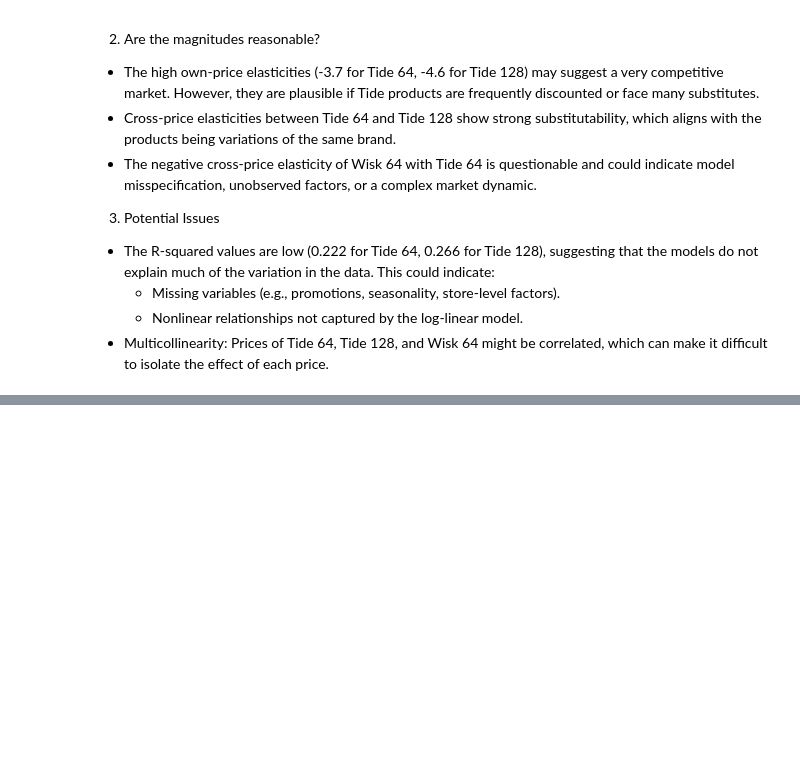
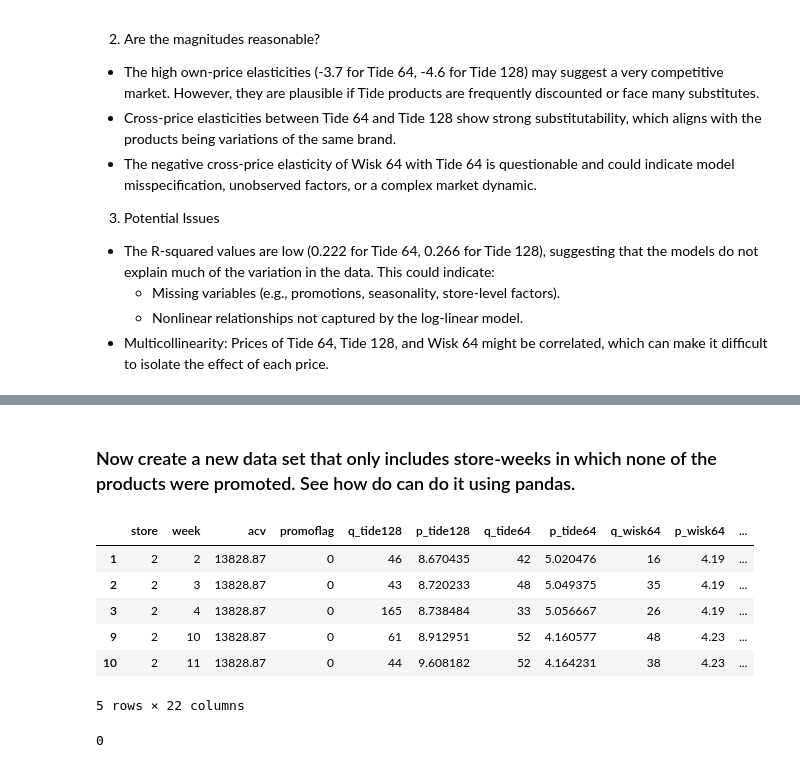
Before and after one commit to Ulyssem23/Marketing_HW_3, a Jupyter notebook: Marketing Analytics Assignment 3 - Ulysse Macé.ipynb, the cells around one changed output, grey strips where cells are left out. Cells and saved outputs as stored; diff of their text form; code cells hidden in the pictures; blank space fills up the shorter version.

```diff
--- a/Marketing Analytics Assignment 3 - Ulysse Macé.ipynb
+++ b/Marketing Analytics Assignment 3 - Ulysse Macé.ipynb
@@ -592,0 +725,21 @@ Cross-Price Elasticity with Wisk 64:
+# %% [markdown]
+### Now create a new data set that only includes store-weeks in which none of the products were promoted. See how do can do it using pandas.
+# %%
+# Filter the dataset for rows where promoflag equals 0 (no promotions)
+non_promo_df = df[df['promoflag'] == 0]
+
+# Display the first few rows of the new dataset
+non_promo_df.head()
+# %% [output]
+|  | store | week | acv | promoflag | q_tide128 | p_tide128 | q_tide64 | p_tide64 | q_wisk64 | p_wisk64 | ... |
+| 1 | 2 | 2 | 13828.87 | 0 | 46 | 8.670435 | 42 | 5.020476 | 16 | 4.19 | ... |
+| 2 | 2 | 3 | 13828.87 | 0 | 43 | 8.720233 | 48 | 5.049375 | 35 | 4.19 | ... |
+| 3 | 2 | 4 | 13828.87 | 0 | 165 | 8.738484 | 33 | 5.056667 | 26 | 4.19 | ... |
+| 9 | 2 | 10 | 13828.87 | 0 | 61 | 8.912951 | 52 | 4.160577 | 48 | 4.23 | ... |
+| 10 | 2 | 11 | 13828.87 | 0 | 44 | 9.608182 | 52 | 4.164231 | 38 | 4.23 | ... |
+5 rows × 22 columns
+# %%
+#we check that there are only zero values
+sum(non_promo_df["promoflag"])
+# %% [output]
+0
```
Also changed, not shown: parts of 23 cells of this notebook.
